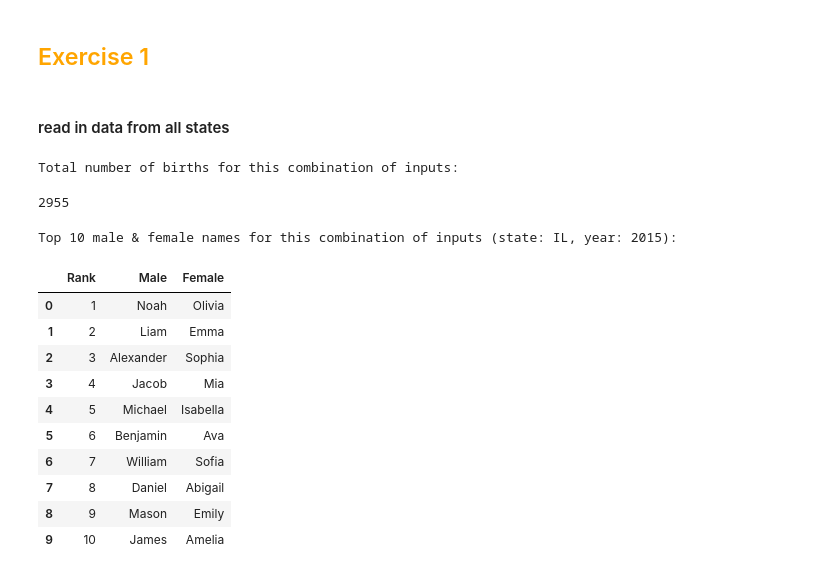
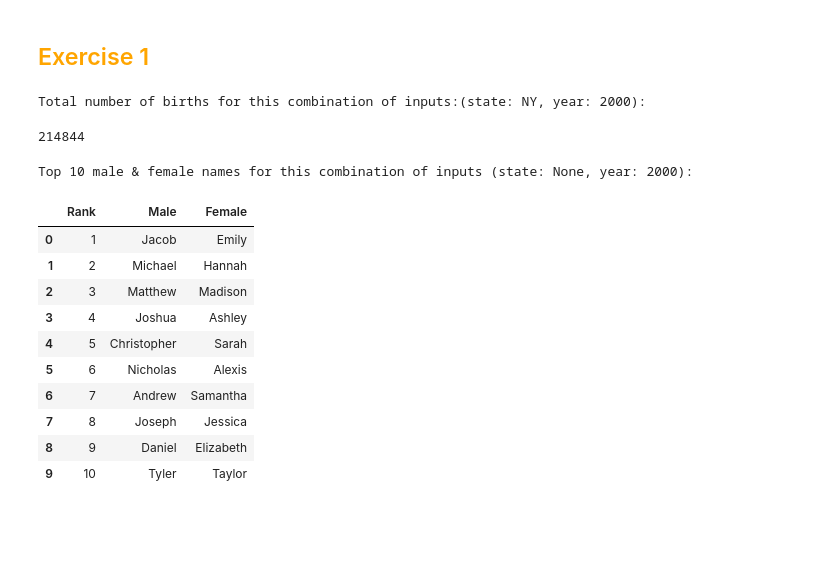
Before and after one commit to pspatel2/msia_401_python_project, a Jupyter notebook: MSiA_422_Project1.ipynb, the cells around one changed output. Drawn from its saved outputs; the diff is of its cells as text; code cells hidden in the pictures; blank space fills up the shorter version.

Commit message:
working rev update 1--mostly complete with all parts of exercise 1 other than NameFlip

```diff
--- a/MSiA_422_Project1.ipynb
+++ b/MSiA_422_Project1.ipynb
@@ -10,7 +13,5 @@ import os
 # %% [markdown]
 ## <font color='orange'> Exercise 1
-# %% [markdown]
-#### read in data from all states
 # %%
 path = 'namesbystate' # needs to be updated for anyone who uses this code
 all_files = glob.glob(os.path.join(path, "*.txt"))
@@ -97,22 +144,22 @@ class BabyNames:
 # %%
 baby = BabyNames('namesbystate')
 # %%
-baby.Count(state='IL',year=1993)
+baby.Count(state='NY',year=2000)
 # %% [output]
-Total number of births for this combination of inputs:
+Total number of births for this combination of inputs:(state: NY, year: 2000):
-2955
+214844
 # %%
-baby.Top10BabyNames('IL',year=2015)
+baby.Top10BabyNames(year=2000)
 # %% [output]
-Top 10 male & female names for this combination of inputs (state: IL, year: 2015):
+Top 10 male & female names for this combination of inputs (state: None, year: 2000):
 |  | Rank | Male | Female |
-| 0 | 1 | Noah | Olivia |
-| 1 | 2 | Liam | Emma |
-| 2 | 3 | Alexander | Sophia |
-| 3 | 4 | Jacob | Mia |
-| 4 | 5 | Michael | Isabella |
-| 5 | 6 | Benjamin | Ava |
-| 6 | 7 | William | Sofia |
-| 7 | 8 | Daniel | Abigail |
-| 8 | 9 | Mason | Emily |
-| 9 | 10 | James | Amelia |
+| 0 | 1 | Jacob | Emily |
+| 1 | 2 | Michael | Hannah |
+| 2 | 3 | Matthew | Madison |
+| 3 | 4 | Joshua | Ashley |
+| 4 | 5 | Christopher | Sarah |
+| 5 | 6 | Nicholas | Alexis |
+| 6 | 7 | Andrew | Samantha |
+| 7 | 8 | Joseph | Jessica |
+| 8 | 9 | Daniel | Elizabeth |
+| 9 | 10 | Tyler | Taylor |
```
Also changed, not shown: parts of 8 cells of this notebook.
